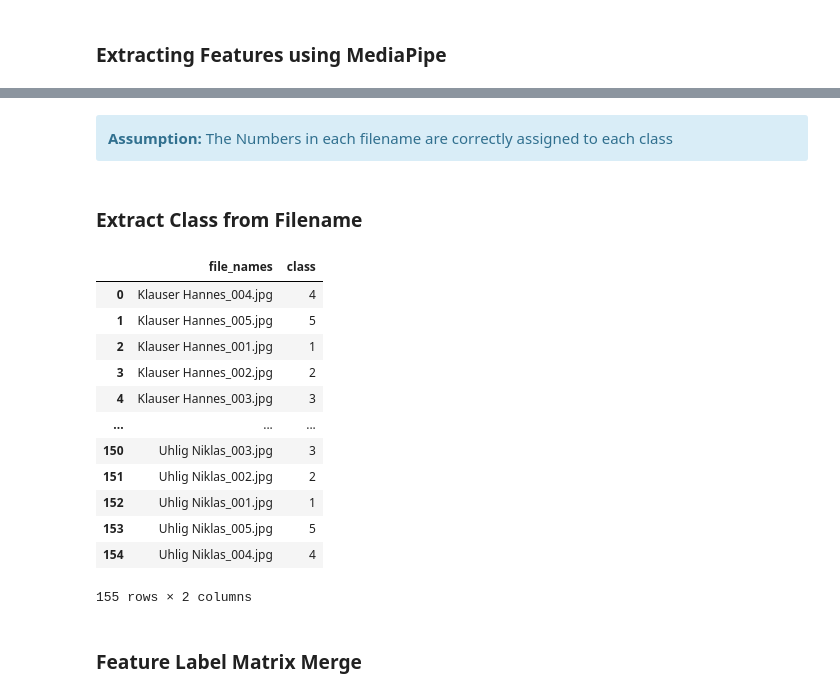
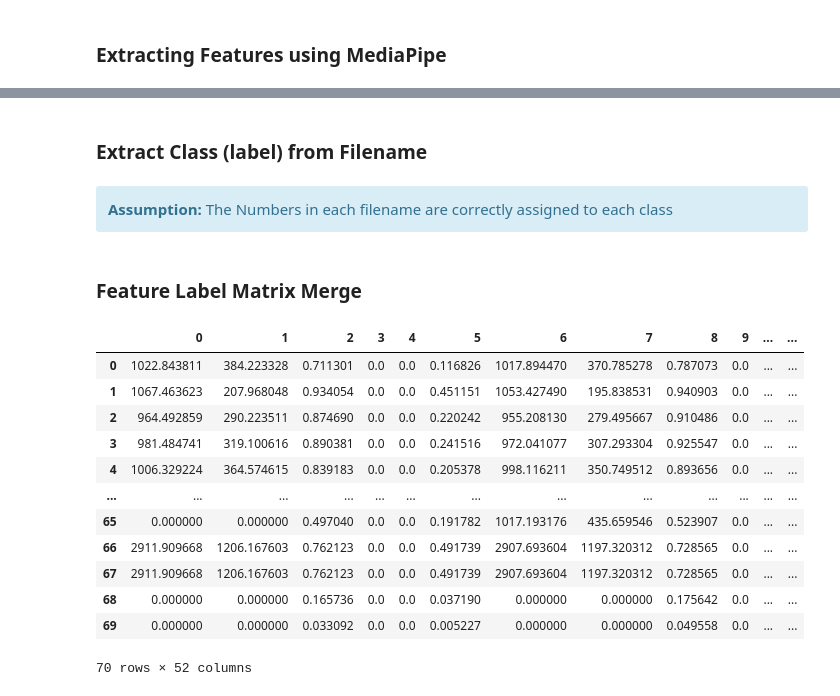
Before and after one commit to MarcWoerner/SkiExtract, a Jupyter notebook: DataSetBuild.ipynb, the cells around one changed output, grey strips where cells are left out. Cells and saved outputs as stored; diff of their text form; code cells hidden in the pictures.

```diff
--- a/DataSetBuild.ipynb
+++ b/DataSetBuild.ipynb
@@ -98,9 +145,9 @@ X_df
+# %% [markdown]
+### Extract Class (label) from Filename
 # %% [markdown]
 <div class="alert alert-block alert-info">
 <b>Assumption:</b> The Numbers in each filename are correctly assigned to each class
 </div>
-# %% [markdown]
-### Extract Class from Filename
 # %%
 image_file_names = []
 video_file_names = []
@@ -134,23 +181,23 @@ for key in videos_and_images_dict:
 # %%
 y_df = pd.DataFrame(file_names, columns=["file_names"])
 y_df['class'] = y_df['file_names'].apply(extract_class)
-
-y_df
-# %% [output]
-|  | file_names | class |
-| 0 | Klauser Hannes_004.jpg | 4 |
-| 1 | Klauser Hannes_005.jpg | 5 |
-| 2 | Klauser Hannes_001.jpg | 1 |
-| 3 | Klauser Hannes_002.jpg | 2 |
-| 4 | Klauser Hannes_003.jpg | 3 |
-| ... | ... | ... |
-| 150 | Uhlig Niklas_003.jpg | 3 |
-| 151 | Uhlig Niklas_002.jpg | 2 |
-| 152 | Uhlig Niklas_001.jpg | 1 |
-| 153 | Uhlig Niklas_005.jpg | 5 |
-| 154 | Uhlig Niklas_004.jpg | 4 |
-155 rows × 2 columns
 # %% [markdown]
 ### Feature Label Matrix Merge
 # %%
-df_merged = X_df.merge(y_df, on='file_names')
+df_merged = YOLO_X_df.merge(y_df, on='file_names')
+df_merged = df_merged.drop("file_names", axis=1)
+df_merged
+# %% [output]
+|  | 0 | 1 | 2 | 3 | 4 | 5 | 6 | 7 | 8 | 9 | ... | ... |
+| 0 | 1022.843811 | 384.223328 | 0.711301 | 0.0 | 0.0 | 0.116826 | 1017.894470 | 370.785278 | 0.787073 | 0.0 | ... | ... |
+| 1 | 1067.463623 | 207.968048 | 0.934054 | 0.0 | 0.0 | 0.451151 | 1053.427490 | 195.838531 | 0.940903 | 0.0 | ... | ... |
+| 2 | 964.492859 | 290.223511 | 0.874690 | 0.0 | 0.0 | 0.220242 | 955.208130 | 279.495667 | 0.910486 | 0.0 | ... | ... |
+| 3 | 981.484741 | 319.100616 | 0.890381 | 0.0 | 0.0 | 0.241516 | 972.041077 | 307.293304 | 0.925547 | 0.0 | ... | ... |
+| 4 | 1006.329224 | 364.574615 | 0.839183 | 0.0 | 0.0 | 0.205378 | 998.116211 | 350.749512 | 0.893656 | 0.0 | ... | ... |
+| ... | ... | ... | ... | ... | ... | ... | ... | ... | ... | ... | ... | ... |
+| 65 | 0.000000 | 0.000000 | 0.497040 | 0.0 | 0.0 | 0.191782 | 1017.193176 | 435.659546 | 0.523907 | 0.0 | ... | ... |
+| 66 | 2911.909668 | 1206.167603 | 0.762123 | 0.0 | 0.0 | 0.491739 | 2907.693604 | 1197.320312 | 0.728565 | 0.0 | ... | ... |
+| 67 | 2911.909668 | 1206.167603 | 0.762123 | 0.0 | 0.0 | 0.491739 | 2907.693604 | 1197.320312 | 0.728565 | 0.0 | ... | ... |
+| 68 | 0.000000 | 0.000000 | 0.165736 | 0.0 | 0.0 | 0.037190 | 0.000000 | 0.000000 | 0.175642 | 0.0 | ... | ... |
+| 69 | 0.000000 | 0.000000 | 0.033092 | 0.0 | 0.0 | 0.005227 | 0.000000 | 0.000000 | 0.049558 | 0.0 | ... | ... |
+70 rows × 52 columns
```
Also changed, not shown: parts of 19 cells of this notebook, 7 other files.
